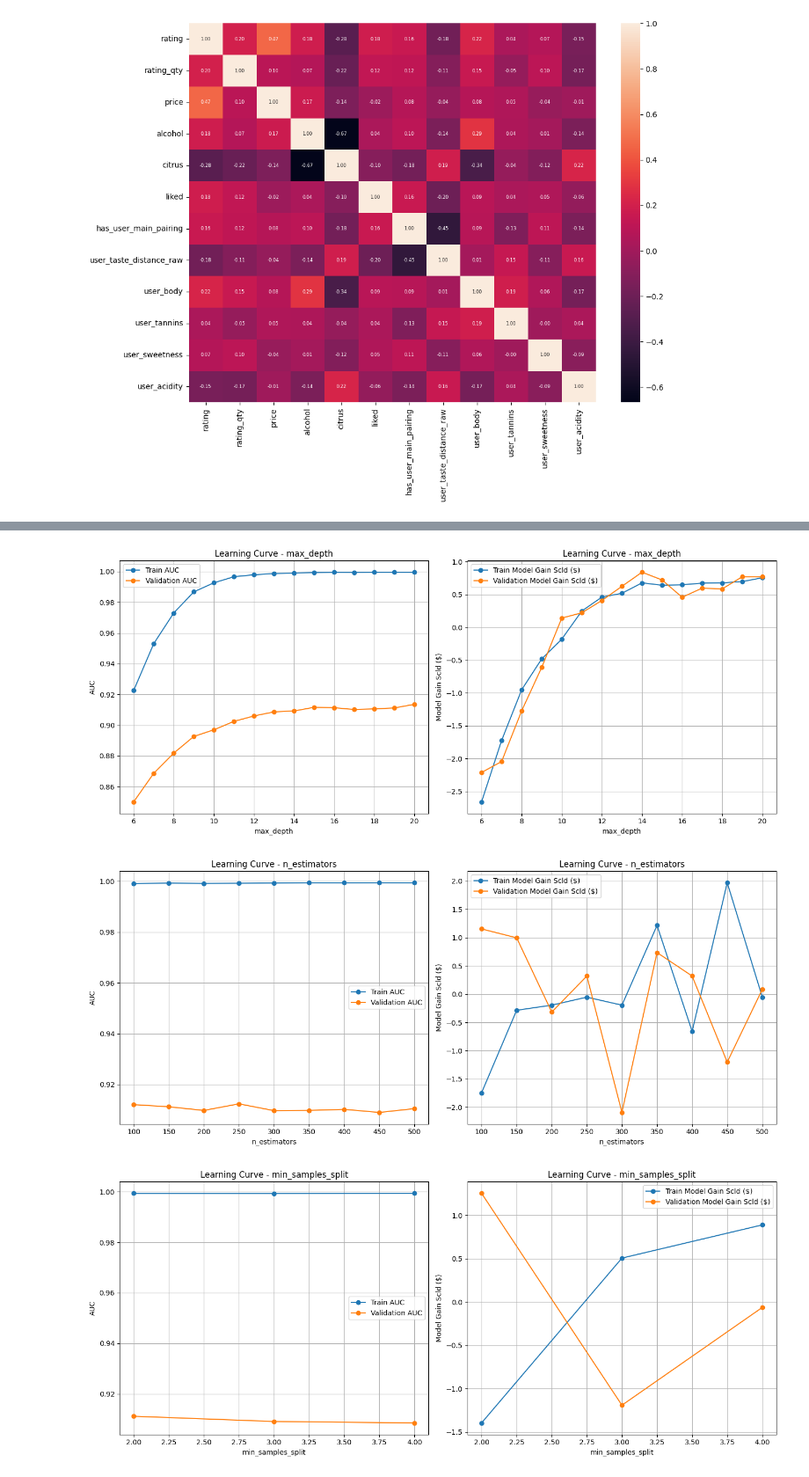
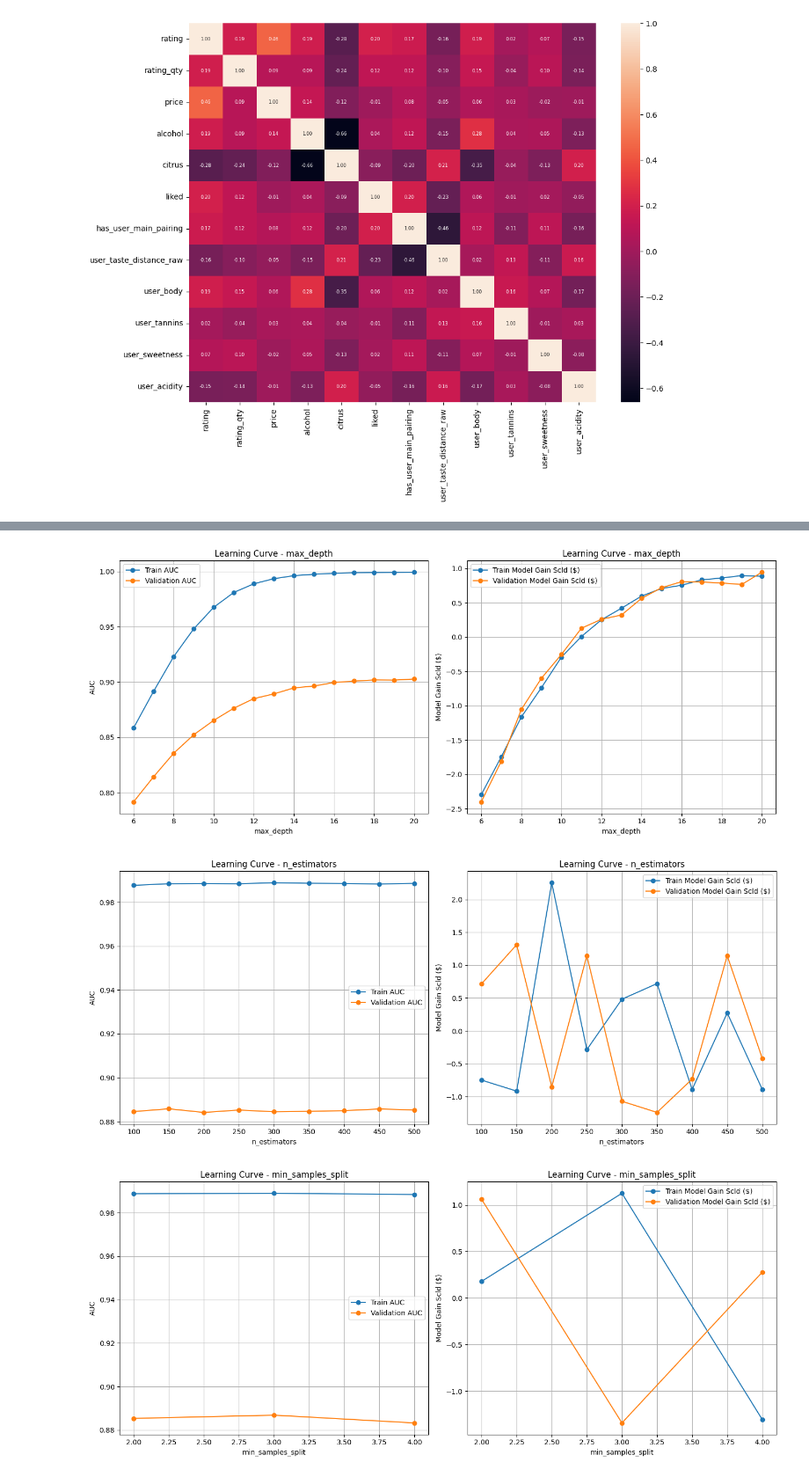
Before and after one commit to Tino27Gut/WineRecommendation, a Jupyter notebook: src/models/random_forest_draft_v2.ipynb, the cells around one changed output, grey strips where cells are left out. Shown at 88% size. Cells and saved outputs as stored; diff of their text form; code cells hidden in the pictures.

Commit message:
Avance refactoring random_forest_draft_v2

```diff
--- a/src/models/random_forest_draft_v2.ipynb
+++ b/src/models/random_forest_draft_v2.ipynb
@@ -31,7 +34,9 @@ wine_df.head(3)
 | 2 | 2 | https://www.vivino.com/US/en/cate... | Estiba Reservada | 2017.0 | Catena Zapata | 4.7 | 219.0 | 580.00 | 0.7417 | 0.5583 | ... |
 3 rows × 119 columns
 # %%
-users_data_complete = pd.read_pickle(ut.get_project_file_path("src", "data", "synthetic", "simulation_07_0.008_0.65_n400_repchs.pkl"))
+users_data1 = pd.read_pickle(ut.get_project_file_path("src", "data", "synthetic", "simulation_07_0.008_0.65_n400_repchs.pkl"))
+users_data2 = pd.read_pickle(ut.get_project_file_path("src", "data", "synthetic", "simulation_08_0.008_0.65_n1000_repchs.pkl"))
+users_data_complete = pd.concat([users_data1, users_data2], axis=0)
 users_data = users_data_complete.dropna()
 users_data.head(3)
 # %% [output]
@@ -160,7 +165,7 @@ $$\text{Valor}_{FN} = \text{AvgTkt} \times \left( \left( \left[ (1 - \text{Churn
 - Precisión representa la probabilidad de que la segunda recomendación, luego de identificar una opción no recomendable, sea acertada.
 # %%
 # Obtención de parámetros utilizados para generar la data sintética
-simulation_params = pd.read_pickle(ut.get_project_file_path("src", "data", "synthetic", "simulation_07_0.008_0.65_n400_repchs_params.pkl"))
+simulation_params = pd.read_pickle(ut.get_project_file_path("src", "data", "synthetic", "simulation_08_0.008_0.65_n1000_repchs_params.pkl"))
 avg_tkt = model_df_nooh["price"].mean()
 churn_like = simulation_params["liked_churn_rate"]
 churn_dislike = simulation_params["disliked_churn_rate"]
@@ -465,6 +608,6 @@ for param, values in params_values.items():
 # %%
 # Test Model Selected from Learning Curves
-rf_model2 = RandomForestClassifier(n_estimators=300, max_depth=11, min_samples_split=3, min_samples_leaf=1)
+rf_model2 = RandomForestClassifier(n_estimators=300, max_depth=11, min_samples_split=2, min_samples_leaf=3, max_features="sqrt")
 
 X_resampled, y_resampled = mod_prep.oversample_df(
     df=model_df_nocat,
@@ -595,7 +738,7 @@ for param, values in params_values.items():
     eco_val_scores = []
 
     # Crear modelo con hiperparámetros default
-    model = RandomForestClassifier(n_estimators=300, max_depth=16, min_samples_split=2, min_samples_leaf=2, max_features=2)
+    model = RandomForestClassifier(n_estimators=300, max_depth=11, min_samples_split=2, min_samples_leaf=2, max_features=2)
 
     for val in values:
         # Setear el valor del parámetro pasado en params_values
@@ -709,7 +852,7 @@ for param, values in params_values.items():
     eco_val_scores = []
 
     # Crear modelo con hiperparámetros default
-    model = RandomForestClassifier(n_estimators=450, max_depth=15, min_samples_split=2, min_samples_leaf=2, max_features=2)
+    model = RandomForestClassifier(n_estimators=300, max_depth=12, min_samples_split=3, min_samples_leaf=2, max_features="sqrt")
 
     for val in values:
         # Setear el valor del parámetro pasado en params_values
@@ -742,33 +885,33 @@ for param, values in params_values.items():
 
 
     eco_train_scores_z = stats.zscore(eco_train_scores)
     eco_val_scores_z = stats.zscore(eco_val_scores)
 
     # Plotear Learning Curves
     param_scores_pairs = {
         "AUC": [auc_train_scores, auc_val_scores],
         "Model Gain Scld ($)": [eco_train_scores_z, eco_val_scores_z]
     }
 
     fig, axes = plt.subplots(nrows=1, ncols=2, figsize=(14, 6))
 
     if None in values:
         none_idx = values.index(None)
         values[none_idx] = "None"
 
     for i, (metric, pair) in enumerate(param_scores_pairs.items()):
         ax = axes[i]
         ax.plot(values, pair[0], label=f"Train {metric}", marker="o")
         ax.plot(values, pair[1], label=f"Validation {metric}", marker="o")
         ax.set_xlabel(param)
         ax.set_ylabel(f"{metric}")
         ax.set_title(f"Learning Curve - {param}")
         ax.legend()
         ax.grid(True)
 
     plt.tight_layout()
     plt.show()
 # %% [output]
-[figure, old version]
+[figure, new version]
-[figure, old version]
+[figure, new version]
-[figure, old version]
+[figure, new version]
```
Also changed, not shown: parts of 14 cells of this notebook, 2 other files.
